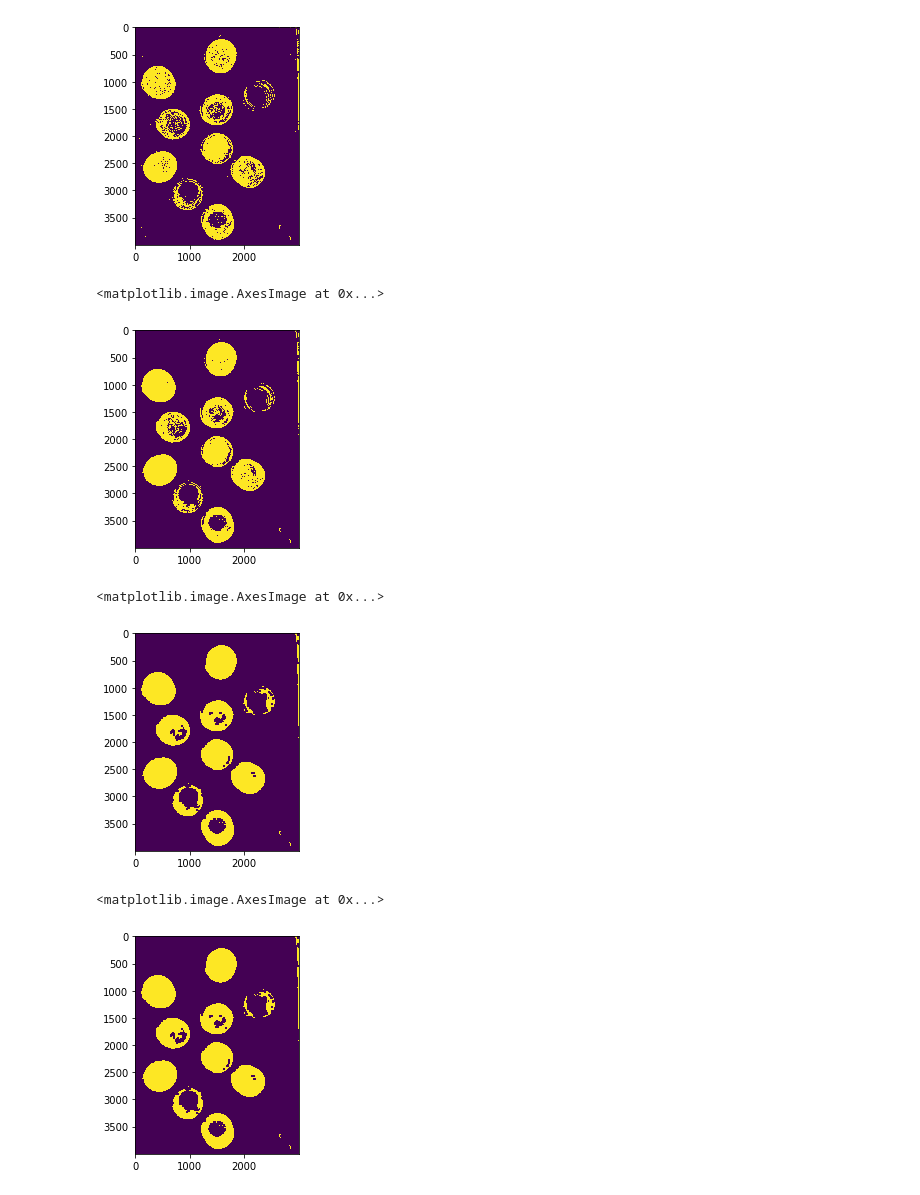
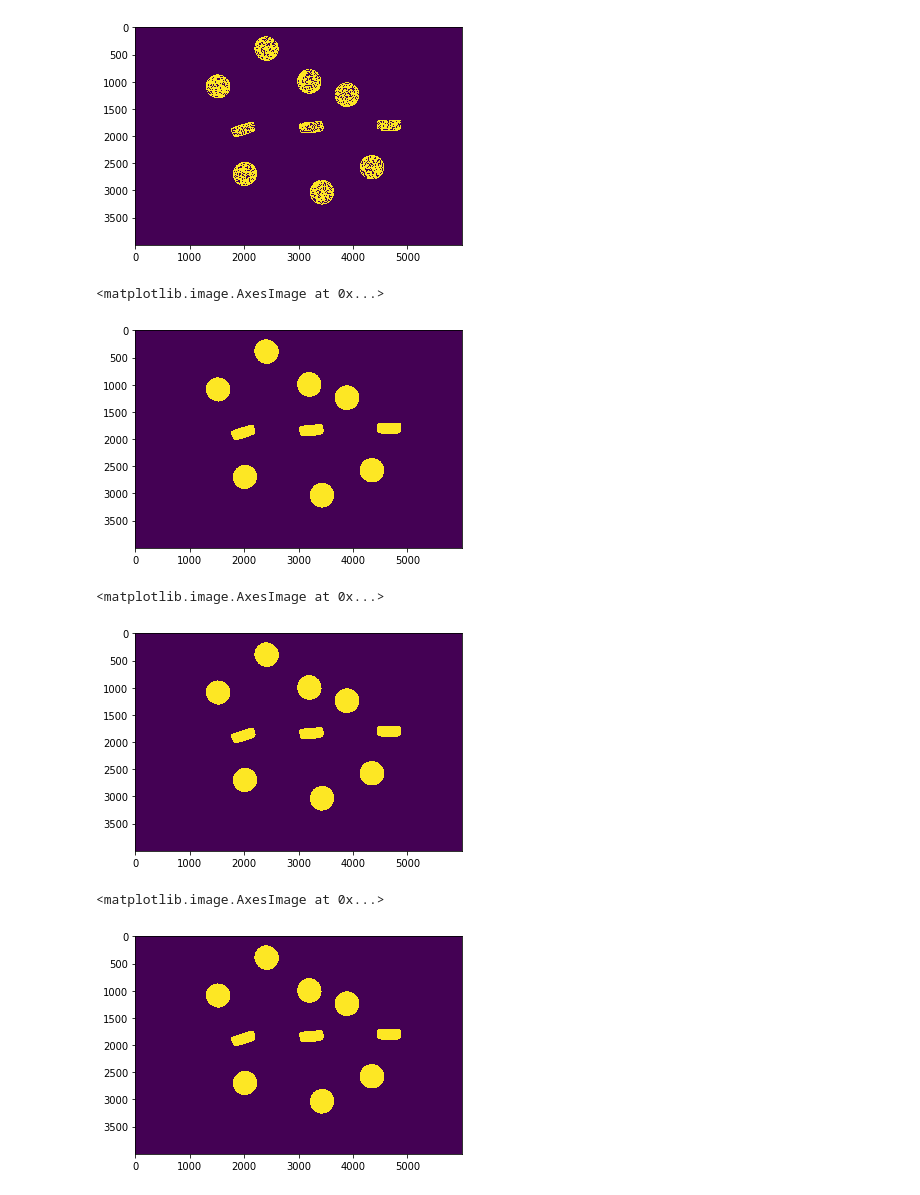
Before and after one commit to zhaoxuyang13/CapDetect, a Jupyter notebook: test(1).ipynb, the cells around one changed output. Drawn from its saved outputs; the diff is of its cells as text; code cells hidden in the pictures.

```diff
--- a/test(1).ipynb
+++ b/test(1).ipynb
@@ -40,7 +40,7 @@ def rotateImage(img, degree, pt1, pt2, pt3, pt4):
   imgOut = cv2.resize(imgOut, (500, 500))
   return imgOut;
 # %%
-origin = cv2.imread("./wrong/IMG_20191221_100955.jpg")
+origin = cv2.imread("./resource/DSC02715.JPG")
 hsv = cv2.cvtColor(origin,cv2.COLOR_BGR2HSV)
 
 # lower_blue = np.array([10,50,50])
@@ -61,0 +62,3 @@ sblur = cv2.blur(s,(15,15))
+# %%
+(_, gray) = cv2.threshold(s, 35, 255, cv2.THRESH_TOZERO)
+plt.imshow(gray)
@@ -64,6 +70,6 @@ gradX = cv2.Sobel(gray, ddepth=cv2.CV_32F, dx=1, dy=0, ksize=-1)
 gradY = cv2.Sobel(gray, ddepth=cv2.CV_32F, dx=0, dy=1, ksize=-1)
 
 # subtract the y-gradient from the x-gradient
-gradient = cv2.subtract(gradX, gradY)
+gradient = cv2.add(gradX, gradY)
 gradient = cv2.convertScaleAbs(gradient)
-# plt.imshow(gradient)
+plt.imshow(gradient)
@@ -70,27 +79,29 @@ gradient = cv2.convertScaleAbs(gradient)
 # %%
-blurred = cv2.medianBlur(gradient, 9)
+# blurred = cv2.medianBlur(gradient, 9)
 # plt.imshow(blurred)
+blurred = gradient
 # %%
 (_, thresh) = cv2.threshold(blurred, 35, 255, cv2.THRESH_BINARY)
 plt.imshow(thresh)
 kernel = cv2.getStructuringElement(cv2.MORPH_RECT, (9, 9))
 thresh = cv2.morphologyEx(thresh, cv2.MORPH_CLOSE, kernel)
 # %% [output]
-[figure, old version]
+[figure, new version]
 # %%
-kernel = cv2.getStructuringElement(cv2.MORPH_RECT, (10, 10))
+kernel = cv2.getStructuringElement(cv2.MORPH_RECT, (7, 7))
+#  7,7
 cl = cv2.morphologyEx(thresh, cv2.MORPH_OPEN, kernel)
 plt.imshow(cl)
 # %% [output]
 <matplotlib.image.AxesImage at 0x...>
-[figure, old version]
+[figure, new version]
 # %%
 kernel = cv2.getStructuringElement(cv2.MORPH_RECT, (30, 30))
 closed = cv2.morphologyEx(cl, cv2.MORPH_CLOSE, kernel)
 plt.imshow(closed)
 # %% [output]
 <matplotlib.image.AxesImage at 0x...>
-[figure, old version]
+[figure, new version]
 # %%
 # perform a series of erosions and dilations
 closed = cv2.erode(closed, None, iterations=4)
@@ -98,7 +109,7 @@ closed = cv2.dilate(closed, None, iterations=4)
 plt.imshow(closed)
 # %% [output]
 <matplotlib.image.AxesImage at 0x...>
-[figure, old version]
+[figure, new version]
 # %%
 (cnts, _) = cv2.findContours(closed.copy(), cv2.RETR_EXTERNAL, cv2.CHAIN_APPROX_SIMPLE)
 #c = sorted(cnts, key=cv2.contourArea, reverse=True)[0]
```
Also changed, not shown: parts of 6 cells of this notebook, 5 other files.
